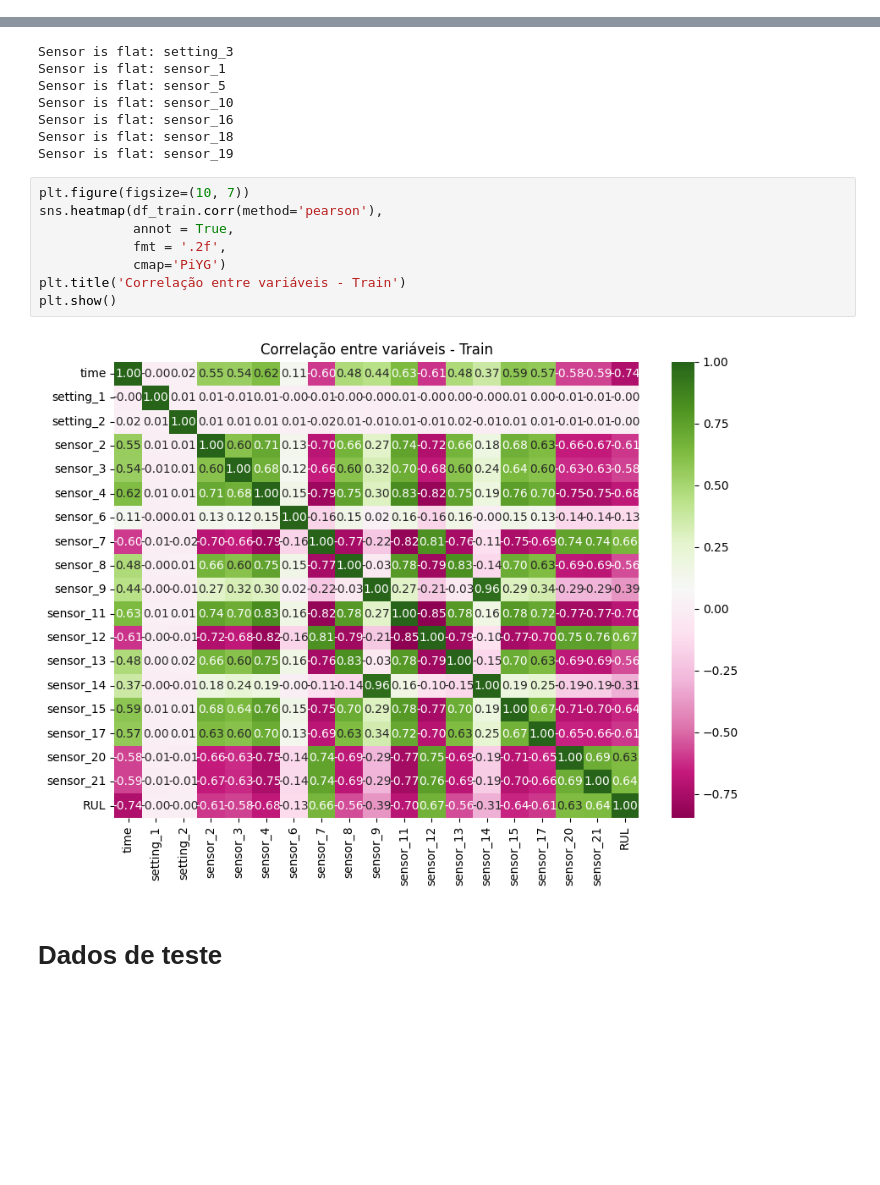
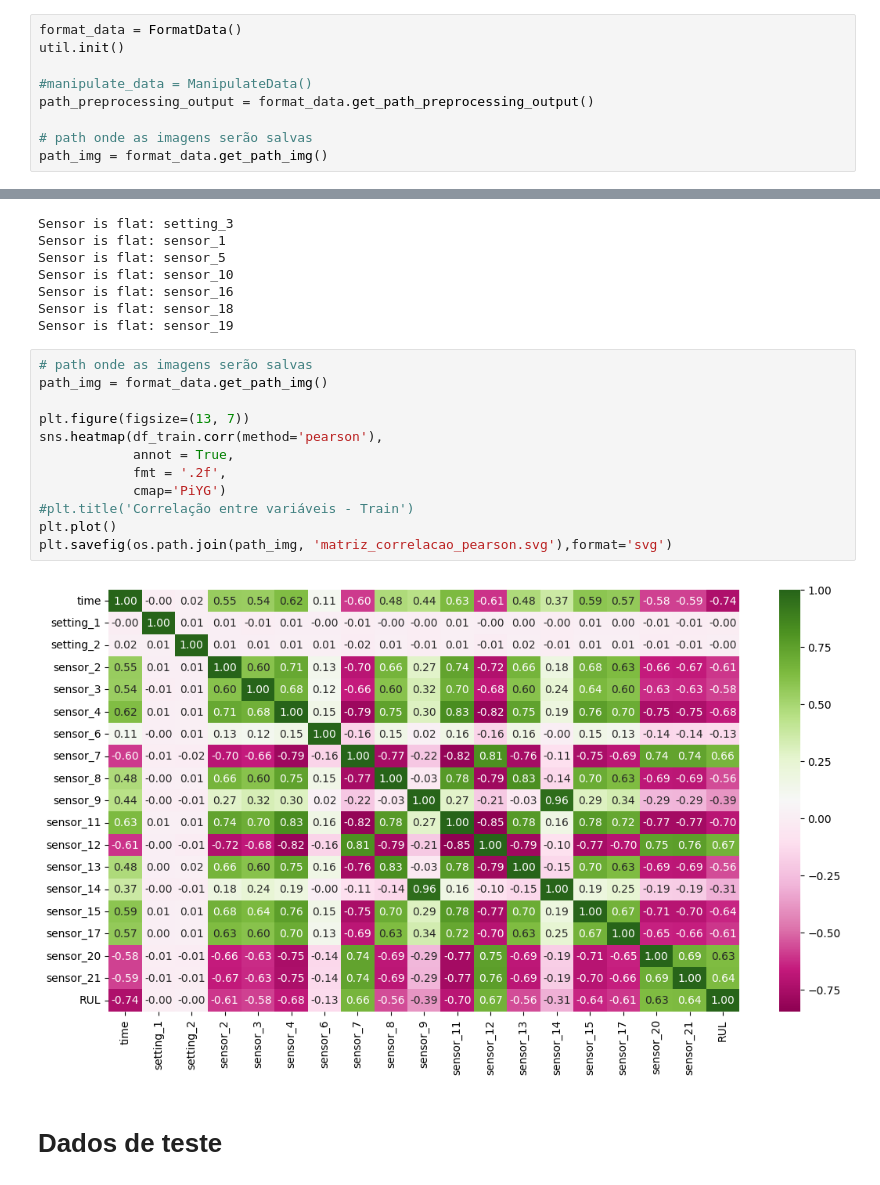
Before and after one commit to marcelov-aguiar/pdm_turbofan, a Jupyter notebook: code/4_modeling/1_corr.ipynb, the cells around one changed output, grey strips where cells are left out. Saved outputs shown, nothing was run; the diff lists cells and outputs as text; blank space fills up the shorter version.

```diff
--- a/code/4_modeling/1_corr.ipynb
+++ b/code/4_modeling/1_corr.ipynb
@@ -17,3 +13,12 @@ path_preprocessing_output = manipulate_data.get_path_preprocessing_output()
+# %%
+format_data = FormatData()
+util.init()
+
+#manipulate_data = ManipulateData()
+path_preprocessing_output = format_data.get_path_preprocessing_output()
+
+# path onde as imagens serão salvas
+path_img = format_data.get_path_img()
 # %%
 def filter_corr(df_data: pd.DataFrame) -> pd.DataFrame:
     """Responsável por remover as variáveis flat (baixa variância)
@@ -55,15 +60,19 @@ Sensor is flat: sensor_16
 Sensor is flat: sensor_18
 Sensor is flat: sensor_19
 # %%
-plt.figure(figsize=(10, 7))
+# path onde as imagens serão salvas
+path_img = format_data.get_path_img()
+
+plt.figure(figsize=(13, 7))
 sns.heatmap(df_train.corr(method='pearson'),
             annot = True,
             fmt = '.2f',
             cmap='PiYG')
-plt.title('Correlação entre variáveis - Train')
-plt.show()
+#plt.title('Correlação entre variáveis - Train')
+plt.plot()
+plt.savefig(os.path.join(path_img, 'matriz_correlacao_pearson.svg'),format='svg')
 # %% [output]
-[figure, old version]
+[figure, new version]
 # %% [markdown]
 # Dados de teste
 # %%
```
Also changed, not shown: parts of 3 cells of this notebook, 10 other files.
